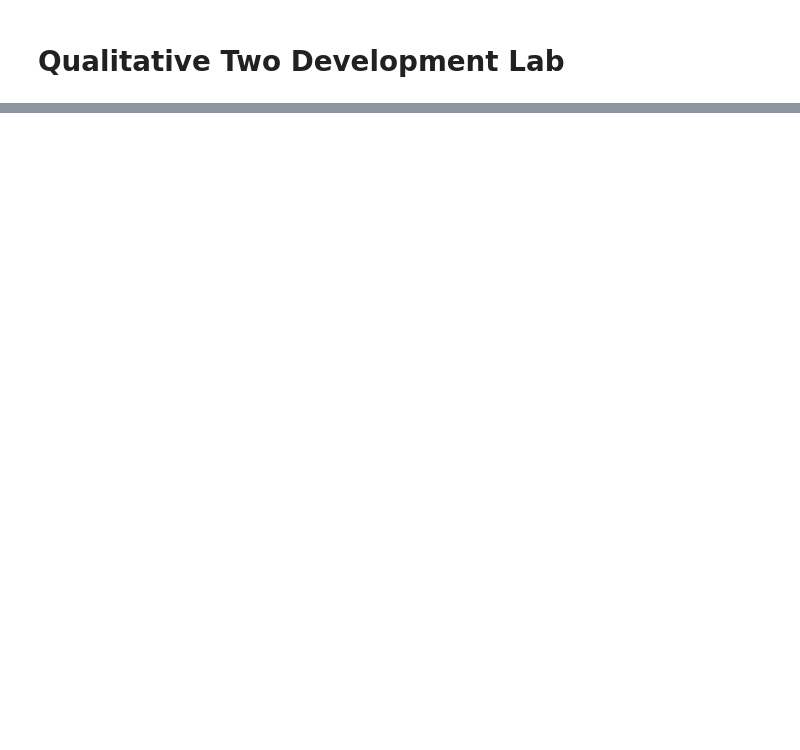
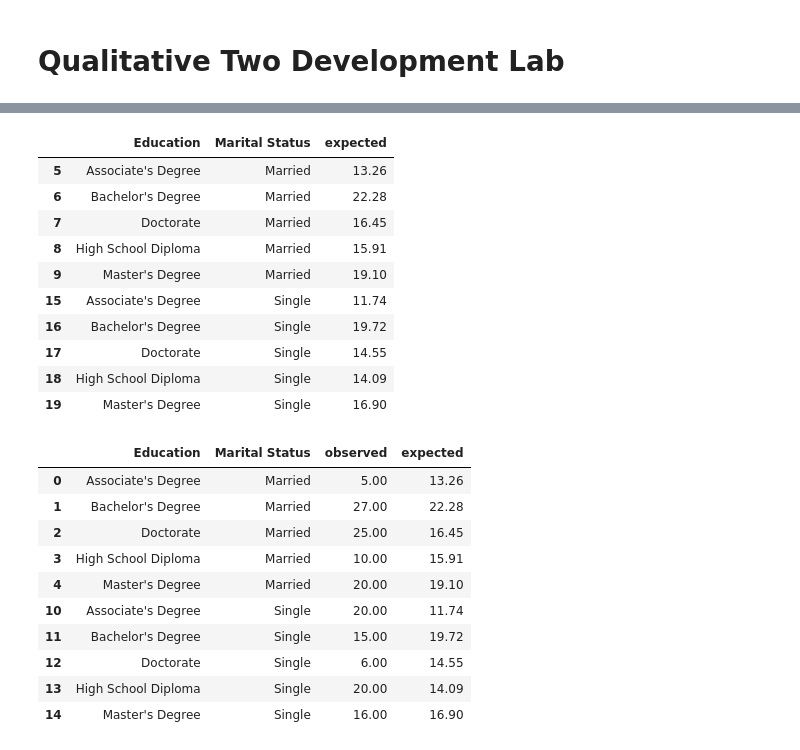
Before and after one commit to john-james-ai/d8analysis, a Jupyter notebook: notebooks/labs/qualitative_two.ipynb, the cells around one changed output, grey strips where cells are left out. Drawn from its saved outputs; the diff is of its cells as text; code cells hidden in the pictures; blank space fills up the shorter version.

```diff
--- a/notebooks/labs/qualitative_two.ipynb
+++ b/notebooks/labs/qualitative_two.ipynb
@@ -107,0 +158,32 @@ TypeError: myfunc() got an unexpected keyword argument 'c'
+# %%
+dfo = dfo.drop(columns=['dataset'])
+dfe = dfe.drop(columns=['dataset'])
+
+dfo.rename(columns={'count': "observed"}, inplace=True)
+dfe.rename(columns={'count': "expected"}, inplace=True)
+dfe
+dfo.loc[:,'expected'] = dfe['expected'].values
+dfo
+# %% [output]
+|  | Education | Marital Status | expected |
+| 5 | Associate's Degree | Married | 13.26 |
+| 6 | Bachelor's Degree | Married | 22.28 |
+| 7 | Doctorate | Married | 16.45 |
+| 8 | High School Diploma | Married | 15.91 |
+| 9 | Master's Degree | Married | 19.10 |
+| 15 | Associate's Degree | Single | 11.74 |
+| 16 | Bachelor's Degree | Single | 19.72 |
+| 17 | Doctorate | Single | 14.55 |
+| 18 | High School Diploma | Single | 14.09 |
+| 19 | Master's Degree | Single | 16.90 |
+|  | Education | Marital Status | observed | expected |
+| 0 | Associate's Degree | Married | 5.00 | 13.26 |
+| 1 | Bachelor's Degree | Married | 27.00 | 22.28 |
+| 2 | Doctorate | Married | 25.00 | 16.45 |
+| 3 | High School Diploma | Married | 10.00 | 15.91 |
+| 4 | Master's Degree | Married | 20.00 | 19.10 |
+| 10 | Associate's Degree | Single | 20.00 | 11.74 |
+| 11 | Bachelor's Degree | Single | 15.00 | 19.72 |
+| 12 | Doctorate | Single | 6.00 | 14.55 |
+| 13 | High School Diploma | Single | 20.00 | 14.09 |
+| 14 | Master's Degree | Single | 16.00 | 16.90 |
```
Also changed, not shown: parts of 18 cells of this notebook, 15 other files.
